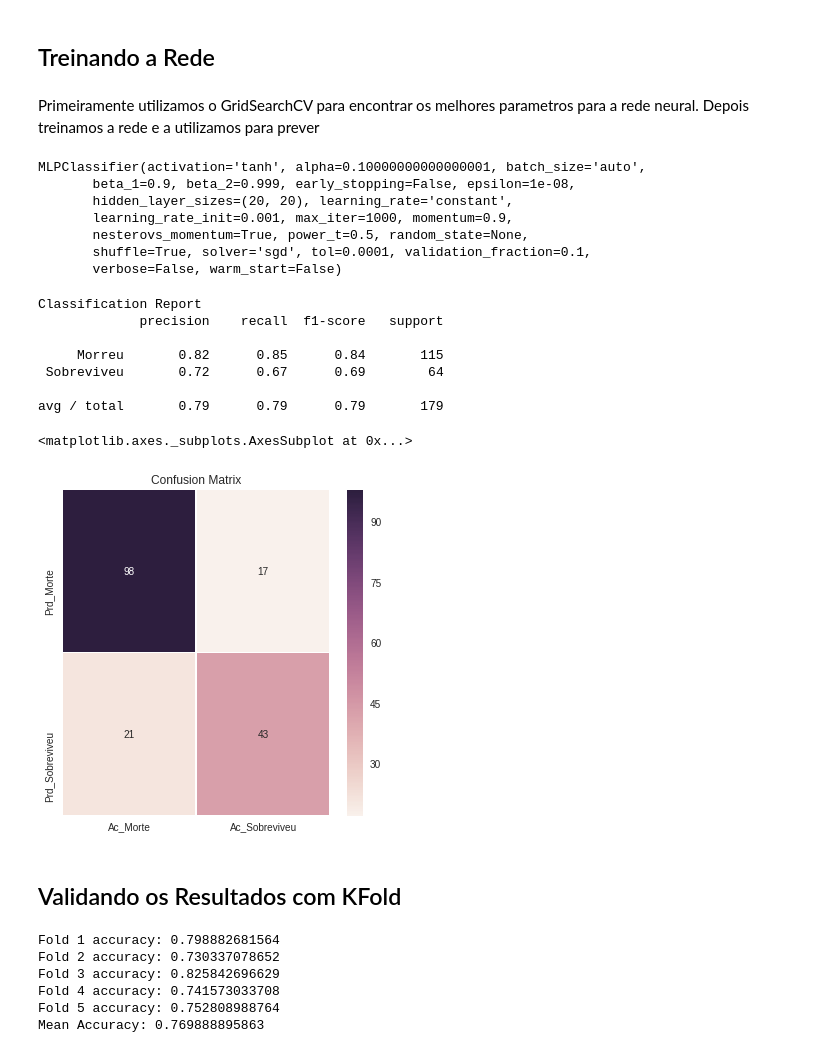
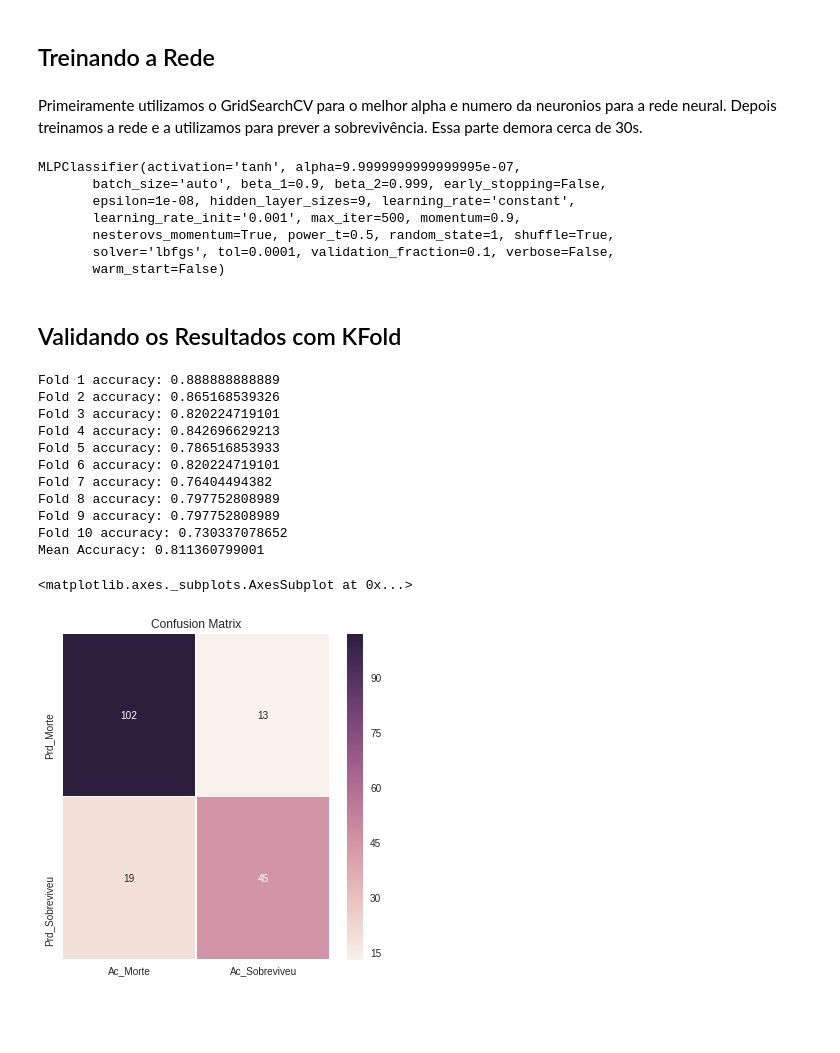
Before and after one commit to gnegrini/Titanic-com-Redes-Neurais, a Jupyter notebook: ANN_Titanic.ipynb, the cells around one changed output. Saved outputs shown, nothing was run; the diff lists cells and outputs as text; code cells hidden in the pictures; blank space fills up the shorter version.

```diff
--- a/ANN_Titanic.ipynb
+++ b/ANN_Titanic.ipynb
@@ -355,16 +399,18 @@ X_test = scaler.transform(X_test)
 # %% [markdown]
 ## Treinando a Rede
 # %% [markdown]
-Primeiramente utilizamos o GridSearchCV para encontrar os melhores parametros para a rede neural. Depois treinamos a rede e a utilizamos para prever
+Primeiramente utilizamos o GridSearchCV para o melhor alpha e numero da neuronios para a rede neural. Depois treinamos a rede e a utilizamos para prever a sobrevivência. Essa parte demora cerca de 30s.
 # %%
 from sklearn.model_selection import GridSearchCV
 from sklearn.metrics import make_scorer, accuracy_score
 
 # Choose the type of classifier.
-clf = MLPClassifier(max_iter=1000, solver='sgd', hidden_layer_sizes=(20, 20), activation='tanh')
+clf = MLPClassifier(max_iter=500, solver='lbfgs', activation='tanh',
+                    learning_rate_init='0.001', random_state=1)
 
 # Choose some parameter combinations to try
-parameters = {'alpha': 10.0 ** -np.arange(1, 7)}
+parameters = {'alpha': 10.0 ** -np.arange(1, 7),
+                'hidden_layer_sizes': [(9), (10,8), (20,20)]}
 
 # Type of scoring used to compare parameter combinations
 acc_scorer = make_scorer(accuracy_score)
@@ -379,64 +425,58 @@ clf = grid_obj.best_estimator_
 # Fit the best algorithm to the data.
 clf.fit(X_train, y_train)
 # %% [output]
-MLPClassifier(activation='tanh', alpha=0.10000000000000001, batch_size='auto',
-       beta_1=0.9, beta_2=0.999, early_stopping=False, epsilon=1e-08,
-       hidden_layer_sizes=(20, 20), learning_rate='constant',
-       learning_rate_init=0.001, max_iter=1000, momentum=0.9,
-       nesterovs_momentum=True, power_t=0.5, random_state=None,
-       shuffle=True, solver='sgd', tol=0.0001, validation_fraction=0.1,
-       verbose=False, warm_start=False)
+MLPClassifier(activation='tanh', alpha=9.9999999999999995e-07,
+       batch_size='auto', beta_1=0.9, beta_2=0.999, early_stopping=False,
+       epsilon=1e-08, hidden_layer_sizes=9, learning_rate='constant',
+       learning_rate_init='0.001', max_iter=500, momentum=0.9,
+       nesterovs_momentum=True, power_t=0.5, random_state=1, shuffle=True,
+       solver='lbfgs', tol=0.0001, validation_fraction=0.1, verbose=False,
+       warm_start=False)
-# %%
-predictions = clf.predict(X_test)
-
-from sklearn.metrics import classification_report,confusion_matrix
-
-print ('Classification Report')
-print(classification_report(y_test,predictions, target_names=['Morreu', 'Sobreviveu']))
-
-mat = confusion_matrix(y_test,predictions)
-
-f,ax = plt.subplots(figsize=(6, 6))
-plt.title('Confusion Matrix'.decode('utf-8'))
-sns.heatmap(mat, annot=True, linewidths=.5, fmt= 'd',ax=ax,
-            xticklabels=['Ac_Morte', 'Ac_Sobreviveu'], yticklabels=['Prd_Morte', 'Prd_Sobreviveu'])
-# %% [output]
-Classification Report
-             precision    recall  f1-score   support
-
-     Morreu       0.82      0.85      0.84       115
- Sobreviveu       0.72      0.67      0.69        64
-
-avg / total       0.79      0.79      0.79       179
-<matplotlib.axes._subplots.AxesSubplot at 0x...>
-[figure, removed]
 # %% [markdown]
 ## Validando os Resultados com KFold
 # %%
+predictions = clf.predict(X_test)
+
+from sklearn.metrics import confusion_matrix
 from sklearn.model_selection import KFold
+
 
 def run_kfold(clf):
 
-    kf = KFold(n_splits=5, shuffle=True)
+    kf = KFold(n_splits=10, shuffle=True)
     outcomes = []
     fold = 0
     for train_index, test_index in kf.split(data):
         fold += 1
         X_train2, X_test2 = X_all.values[train_index], X_all.values[test_index]
         y_train2, y_test2 = y_all.values[train_index], y_all.values[test_index]
         clf.fit(X_train2, y_train2)
         predictions = clf.predict(X_test2)
         accuracy = accuracy_score(y_test2, predictions)
         outcomes.append(accuracy)
         print("Fold {0} accuracy: {1}".format(fold, accuracy))
     mean_outcome = np.mean(outcomes)
     print("Mean Accuracy: {0}".format(mean_outcome))
 
 run_kfold(clf)
+
+mat = confusion_matrix(y_test,predictions)
+
+f,ax = plt.subplots(figsize=(6, 6))
+plt.title('Confusion Matrix'.decode('utf-8'))
+sns.heatmap(mat, annot=True, linewidths=.5, fmt= 'd',ax=ax,
+            xticklabels=['Ac_Morte', 'Ac_Sobreviveu'], yticklabels=['Prd_Morte', 'Prd_Sobreviveu'])
 # %% [output]
-Fold 1 accuracy: 0.798882681564
-Fold 2 accuracy: 0.730337078652
-Fold 3 accuracy: 0.825842696629
-Fold 4 accuracy: 0.741573033708
-Fold 5 accuracy: 0.752808988764
-Mean Accuracy: 0.769888895863
+Fold 1 accuracy: 0.888888888889
+Fold 2 accuracy: 0.865168539326
+Fold 3 accuracy: 0.820224719101
+Fold 4 accuracy: 0.842696629213
+Fold 5 accuracy: 0.786516853933
+Fold 6 accuracy: 0.820224719101
+Fold 7 accuracy: 0.76404494382
+Fold 8 accuracy: 0.797752808989
+Fold 9 accuracy: 0.797752808989
+Fold 10 accuracy: 0.730337078652
+Mean Accuracy: 0.811360799001
+<matplotlib.axes._subplots.AxesSubplot at 0x...>
+[figure, added]
```
Also changed, not shown: parts of 23 cells of this notebook.
